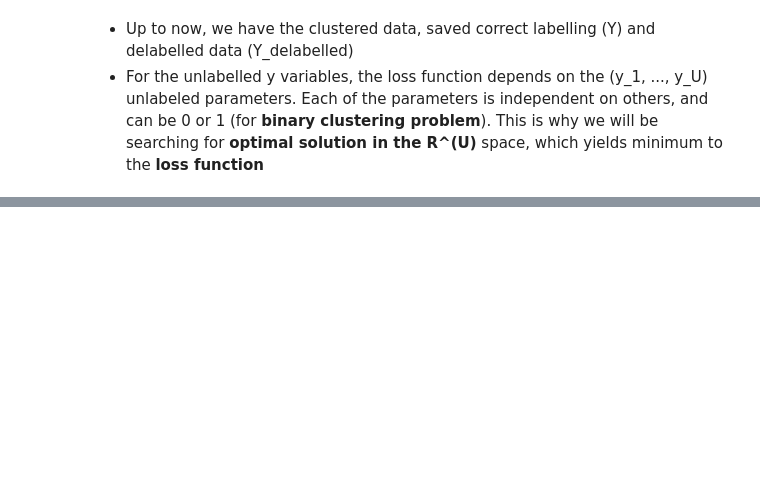
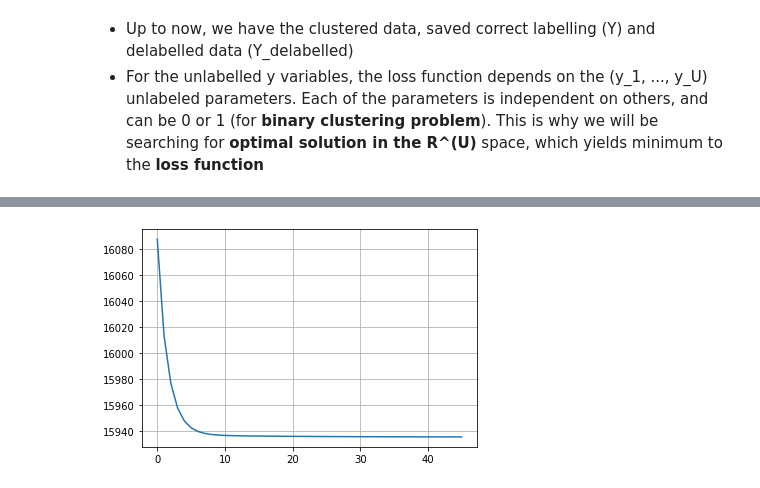
Before and after one commit to PashaIanko/Semi-Supervised-Labelling, a Jupyter notebook: main_notebook.ipynb, the cells around one changed output, grey strips where cells are left out. Saved outputs shown, nothing was run; the diff lists cells and outputs as text; code cells hidden in the pictures; blank space fills up the shorter version.

```diff
--- a/main_notebook.ipynb
+++ b/main_notebook.ipynb
@@ -433,12 +130,0 @@ class GradientSolver:
-# %%
-grad_solver = GradientSolver(
-    iters_limit = 30,
-    similarity_func = euclidian_similarity,
-    learning_rate = 0.1
-)
-
-res = grad_solver.solve(
-    X = X,
-    Y_delabeled = Y_delabeled,
-    min_loss = 0.005
-)
@@ -463,15 +130,0 @@ Y unlabeled: [-0.00075 -0.00075]
-# %%
-res[res < 0.5] = 0
-res[res >= 0.5] = 1
-
-fig, ax = plt.subplots()
-
-clusters = np.unique(res)
-for c in clusters:
-    mask = res == c
-    subset = X[mask]
-    ax.scatter(
-        subset[:, 0],
-        subset[:, 1],
-        marker = 'o'
-    )
@@ -479,0 +222,6 @@ for c in clusters:
+# %%
+solver = GradientDescentSolver(
+    similarity_func = euclidian_similarity,
+    strategy = 'lr_constant',
+    learning_rate = 0.00014
+)
@@ -479,0 +262,5 @@ for c in clusters:
+# %%
+plt.plot(solver.losses)
+plt.grid()
+# %% [output]
+[figure, added]
```
Also changed, not shown: parts of 24 cells of this notebook.
